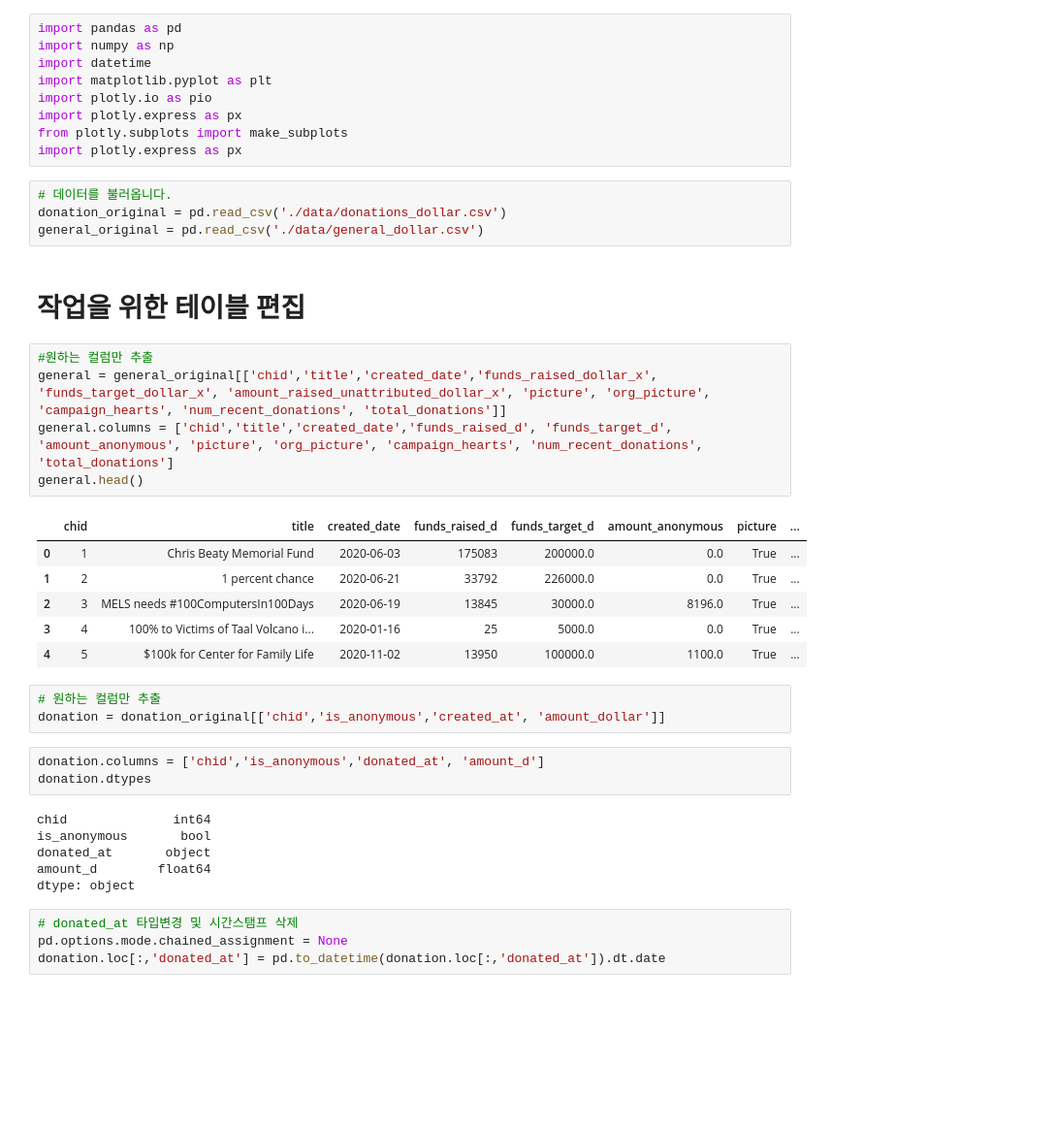
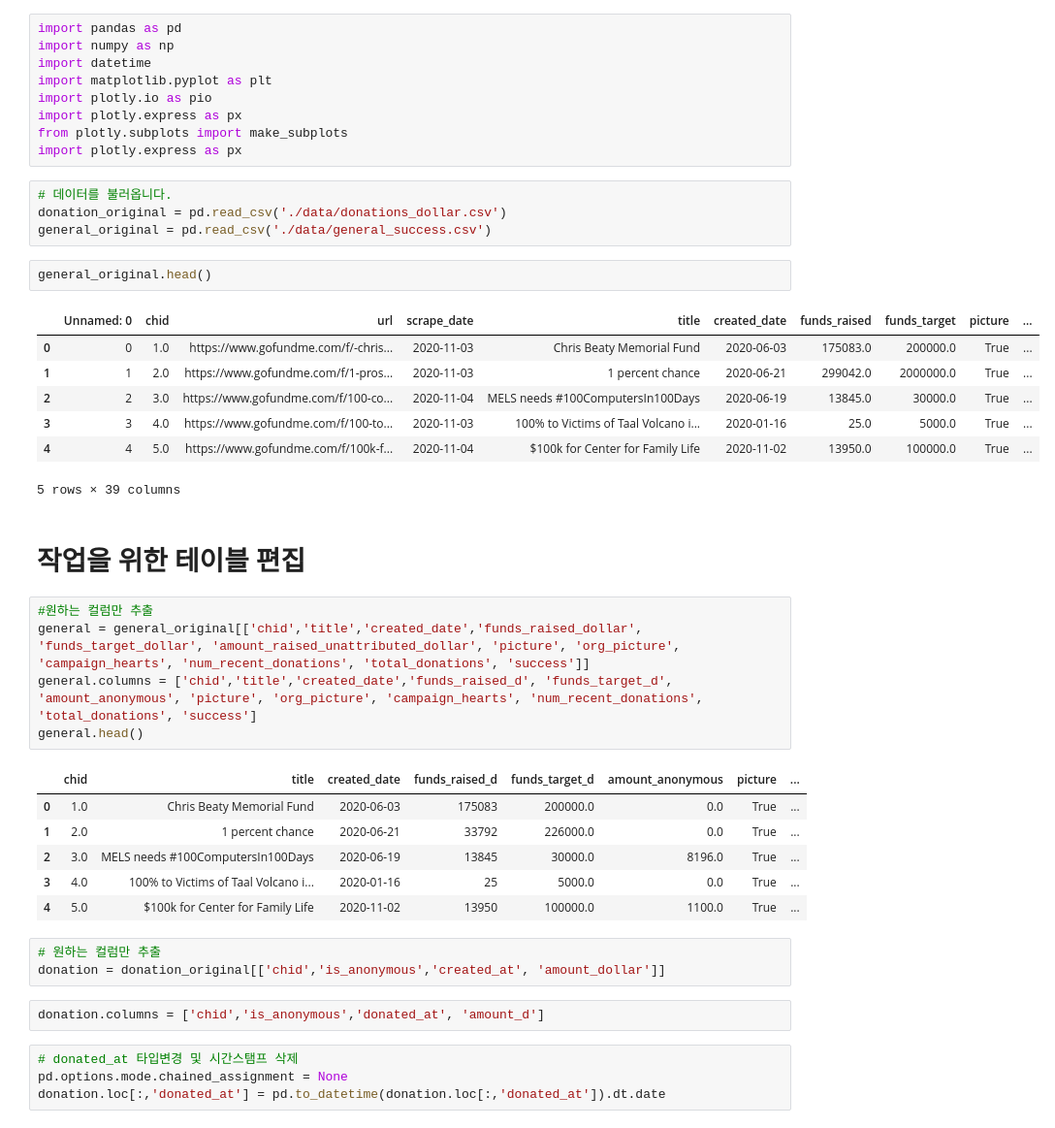
Before and after one commit to dataitgirls4/team_1, a Jupyter notebook: eda-eagle.ipynb, the cells around one changed output. Shown at 97% size. Cells and saved outputs as stored; diff of their text form; blank space fills up the shorter version.

```diff
--- a/eda-eagle.ipynb
+++ b/eda-eagle.ipynb
@@ -10,33 +10,36 @@ import plotly.express as px
 # %%
 # 데이터를 불러옵니다.
 donation_original = pd.read_csv('./data/donations_dollar.csv')
-general_original = pd.read_csv('./data/general_dollar.csv')
+general_original = pd.read_csv('./data/general_success.csv')
+# %%
+general_original.head()
+# %% [output]
+|  | Unnamed: 0 | chid | url | scrape_date | title | created_date | funds_raised | funds_target | picture | ... |
+| 0 | 0 | 1.0 | https://www.gofundme.com/f/-chris... | 2020-11-03 | Chris Beaty Memorial Fund | 2020-06-03 | 175083.0 | 200000.0 | True | ... |
+| 1 | 1 | 2.0 | https://www.gofundme.com/f/1-pros... | 2020-11-03 | 1 percent chance | 2020-06-21 | 299042.0 | 2000000.0 | True | ... |
+| 2 | 2 | 3.0 | https://www.gofundme.com/f/100-co... | 2020-11-04 | MELS needs #100ComputersIn100Days | 2020-06-19 | 13845.0 | 30000.0 | True | ... |
+| 3 | 3 | 4.0 | https://www.gofundme.com/f/100-to... | 2020-11-03 | 100% to Victims of Taal Volcano i... | 2020-01-16 | 25.0 | 5000.0 | True | ... |
+| 4 | 4 | 5.0 | https://www.gofundme.com/f/100k-f... | 2020-11-04 | $100k for Center for Family Life | 2020-11-02 | 13950.0 | 100000.0 | True | ... |
+5 rows × 39 columns
 # %% [markdown]
 # 작업을 위한 테이블 편집
 # %%
 #원하는 컬럼만 추출
-general = general_original[['chid','title','created_date','funds_raised_dollar_x', 'funds_target_dollar_x', 'amount_raised_unattributed_dollar_x', 'picture', 'org_picture', 'campaign_hearts', 'num_recent_donations', 'total_donations']]
-general.columns = ['chid','title','created_date','funds_raised_d', 'funds_target_d', 'amount_anonymous', 'picture', 'org_picture', 'campaign_hearts', 'num_recent_donations', 'total_donations']
+general = general_original[['chid','title','created_date','funds_raised_dollar', 'funds_target_dollar', 'amount_raised_unattributed_dollar', 'picture', 'org_picture', 'campaign_hearts', 'num_recent_donations', 'total_donations', 'success']]
+general.columns = ['chid','title','created_date','funds_raised_d', 'funds_target_d', 'amount_anonymous', 'picture', 'org_picture', 'campaign_hearts', 'num_recent_donations', 'total_donations', 'success']
 general.head()
 # %% [output]
 |  | chid | title | created_date | funds_raised_d | funds_target_d | amount_anonymous | picture | ... |
-| 0 | 1 | Chris Beaty Memorial Fund | 2020-06-03 | 175083 | 200000.0 | 0.0 | True | ... |
-| 1 | 2 | 1 percent chance | 2020-06-21 | 33792 | 226000.0 | 0.0 | True | ... |
-| 2 | 3 | MELS needs #100ComputersIn100Days | 2020-06-19 | 13845 | 30000.0 | 8196.0 | True | ... |
-| 3 | 4 | 100% to Victims of Taal Volcano i... | 2020-01-16 | 25 | 5000.0 | 0.0 | True | ... |
-| 4 | 5 | $100k for Center for Family Life | 2020-11-02 | 13950 | 100000.0 | 1100.0 | True | ... |
+| 0 | 1.0 | Chris Beaty Memorial Fund | 2020-06-03 | 175083 | 200000.0 | 0.0 | True | ... |
+| 1 | 2.0 | 1 percent chance | 2020-06-21 | 33792 | 226000.0 | 0.0 | True | ... |
+| 2 | 3.0 | MELS needs #100ComputersIn100Days | 2020-06-19 | 13845 | 30000.0 | 8196.0 | True | ... |
+| 3 | 4.0 | 100% to Victims of Taal Volcano i... | 2020-01-16 | 25 | 5000.0 | 0.0 | True | ... |
+| 4 | 5.0 | $100k for Center for Family Life | 2020-11-02 | 13950 | 100000.0 | 1100.0 | True | ... |
 # %%
 # 원하는 컬럼만 추출
 donation = donation_original[['chid','is_anonymous','created_at', 'amount_dollar']]
 # %%
 donation.columns = ['chid','is_anonymous','donated_at', 'amount_d']
-donation.dtypes
-# %% [output]
-chid              int64
-is_anonymous       bool
-donated_at       object
-amount_d        float64
-dtype: object
 # %%
 # donated_at 타입변경 및 시간스탬프 삭제
 pd.options.mode.chained_assignment = None
```
Also changed, not shown: parts of 38 cells of this notebook.
